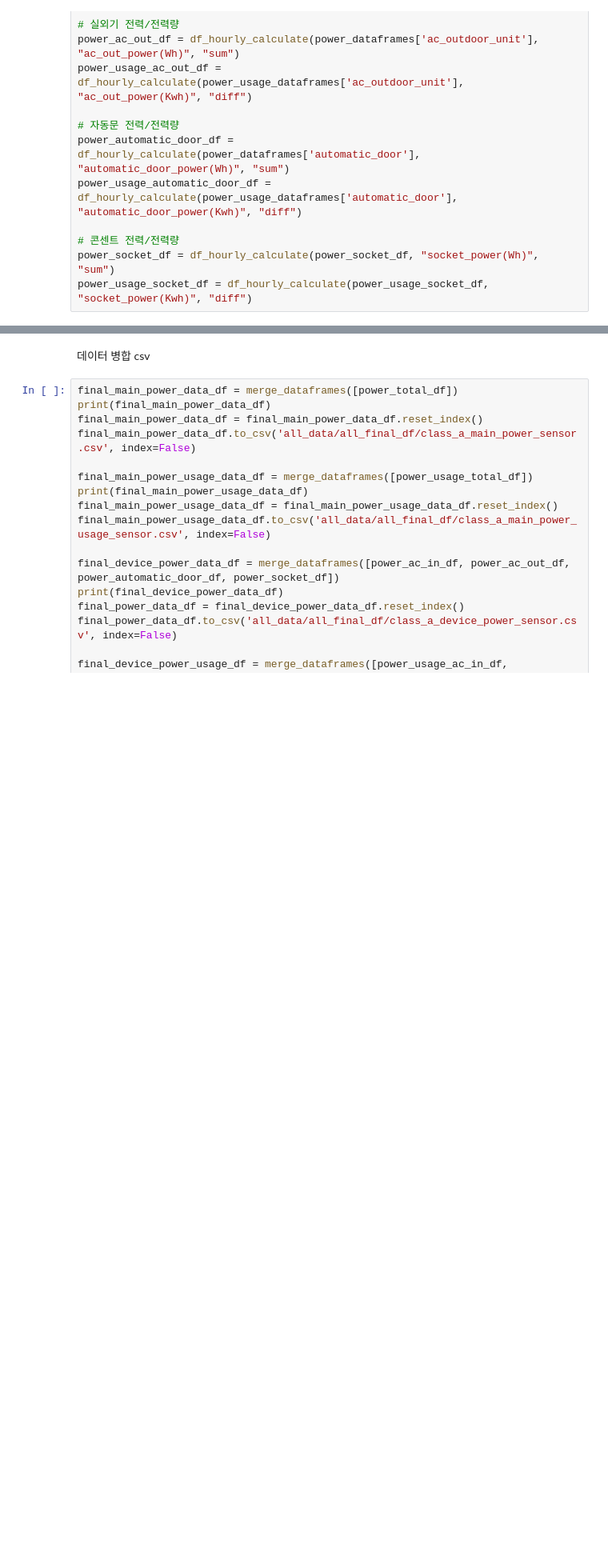
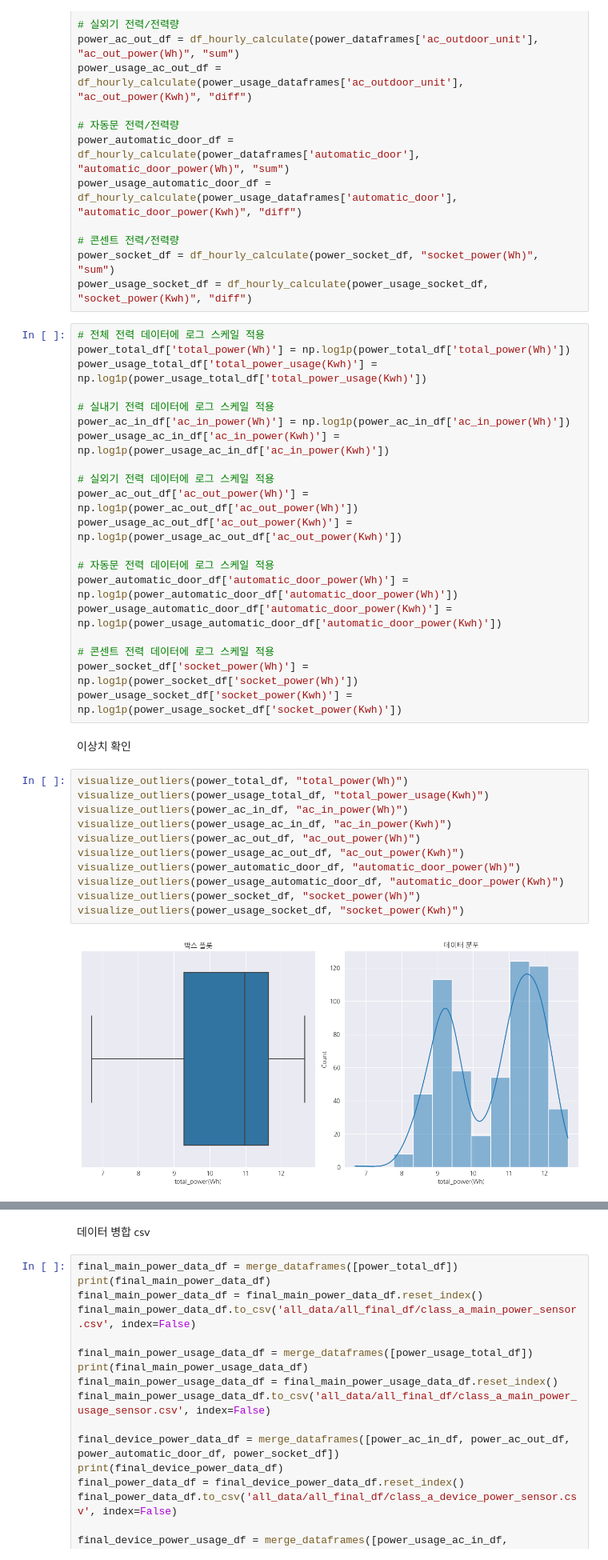
Before and after one commit to Maru375/smoothing_ml2, a Jupyter notebook: 데이터 수집 및 병합.ipynb, the cells around one changed output, grey strips where cells are left out. Shown at 80% size. Drawn from its saved outputs; the diff is of its cells as text; blank space fills up the shorter version.

```diff
--- a/데이터 수집 및 병합.ipynb
+++ b/데이터 수집 및 병합.ipynb
@@ -862,3 +684,38 @@ power_usage_automatic_door_df = df_hourly_calculate(power_usage_dataframes['auto
 # 콘센트 전력/전력량
 power_socket_df = df_hourly_calculate(power_socket_df, "socket_power(Wh)", "sum")
 power_usage_socket_df = df_hourly_calculate(power_usage_socket_df, "socket_power(Kwh)", "diff")
+# %%
+# 전체 전력 데이터에 로그 스케일 적용
+power_total_df['total_power(Wh)'] = np.log1p(power_total_df['total_power(Wh)'])
+power_usage_total_df['total_power_usage(Kwh)'] = np.log1p(power_usage_total_df['total_power_usage(Kwh)'])
+
+# 실내기 전력 데이터에 로그 스케일 적용
+power_ac_in_df['ac_in_power(Wh)'] = np.log1p(power_ac_in_df['ac_in_power(Wh)'])
+power_usage_ac_in_df['ac_in_power(Kwh)'] = np.log1p(power_usage_ac_in_df['ac_in_power(Kwh)'])
+
+# 실외기 전력 데이터에 로그 스케일 적용
+power_ac_out_df['ac_out_power(Wh)'] = np.log1p(power_ac_out_df['ac_out_power(Wh)'])
+power_usage_ac_out_df['ac_out_power(Kwh)'] = np.log1p(power_usage_ac_out_df['ac_out_power(Kwh)'])
+
+# 자동문 전력 데이터에 로그 스케일 적용
+power_automatic_door_df['automatic_door_power(Wh)'] = np.log1p(power_automatic_door_df['automatic_door_power(Wh)'])
+power_usage_automatic_door_df['automatic_door_power(Kwh)'] = np.log1p(power_usage_automatic_door_df['automatic_door_power(Kwh)'])
+
+# 콘센트 전력 데이터에 로그 스케일 적용
+power_socket_df['socket_power(Wh)'] = np.log1p(power_socket_df['socket_power(Wh)'])
+power_usage_socket_df['socket_power(Kwh)'] = np.log1p(power_usage_socket_df['socket_power(Kwh)'])
+# %% [markdown]
+이상치 확인
+# %%
+visualize_outliers(power_total_df, "total_power(Wh)")
+visualize_outliers(power_usage_total_df, "total_power_usage(Kwh)")
+visualize_outliers(power_ac_in_df, "ac_in_power(Wh)")
+visualize_outliers(power_usage_ac_in_df, "ac_in_power(Kwh)")
+visualize_outliers(power_ac_out_df, "ac_out_power(Wh)")
+visualize_outliers(power_usage_ac_out_df, "ac_out_power(Kwh)")
+visualize_outliers(power_automatic_door_df, "automatic_door_power(Wh)")
+visualize_outliers(power_usage_automatic_door_df, "automatic_door_power(Kwh)")
+visualize_outliers(power_socket_df, "socket_power(Wh)")
+visualize_outliers(power_usage_socket_df, "socket_power(Kwh)")
+# %% [output]
+[figure, added]
```
Also changed, not shown: parts of 15 cells of this notebook, 8 other files.
